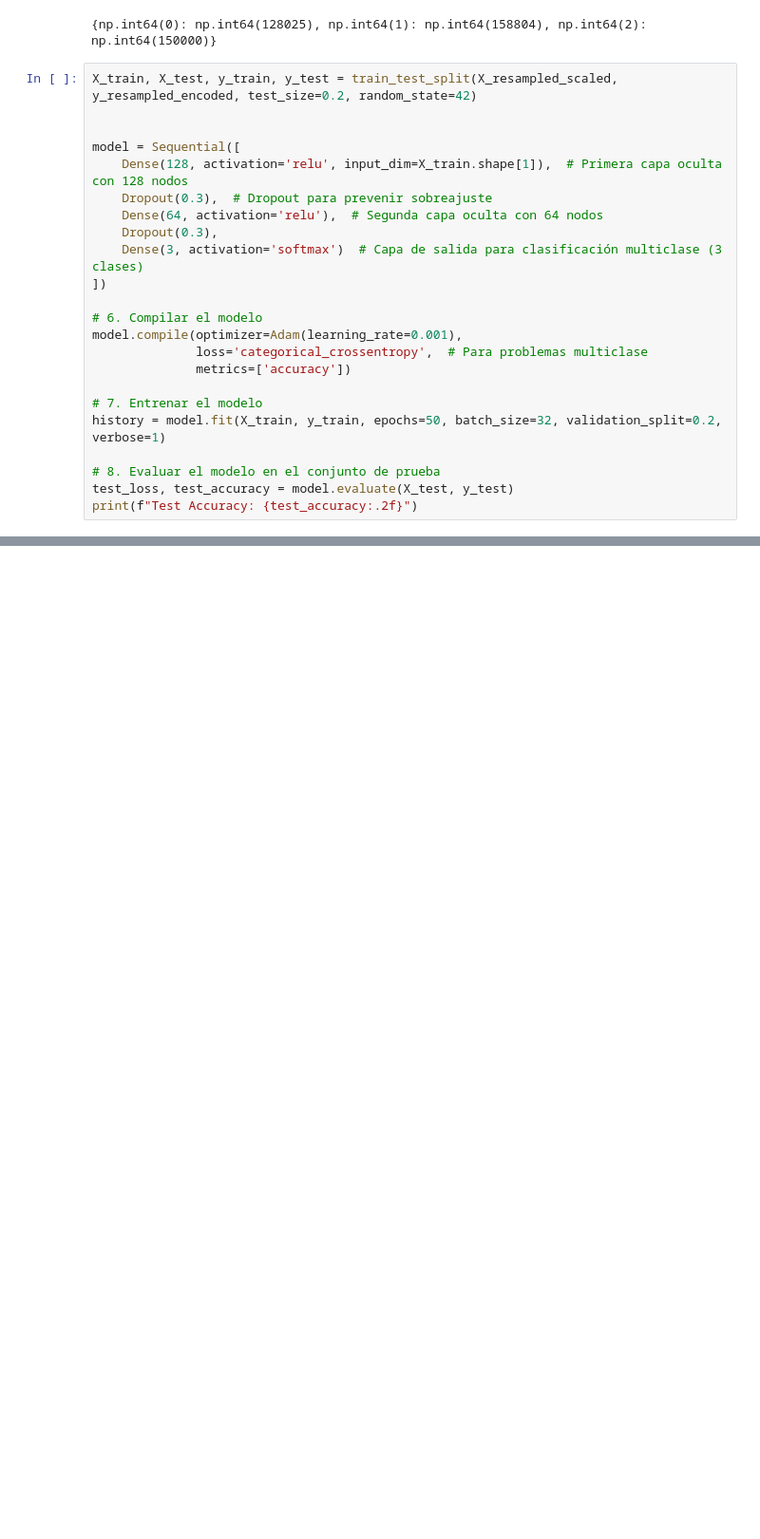
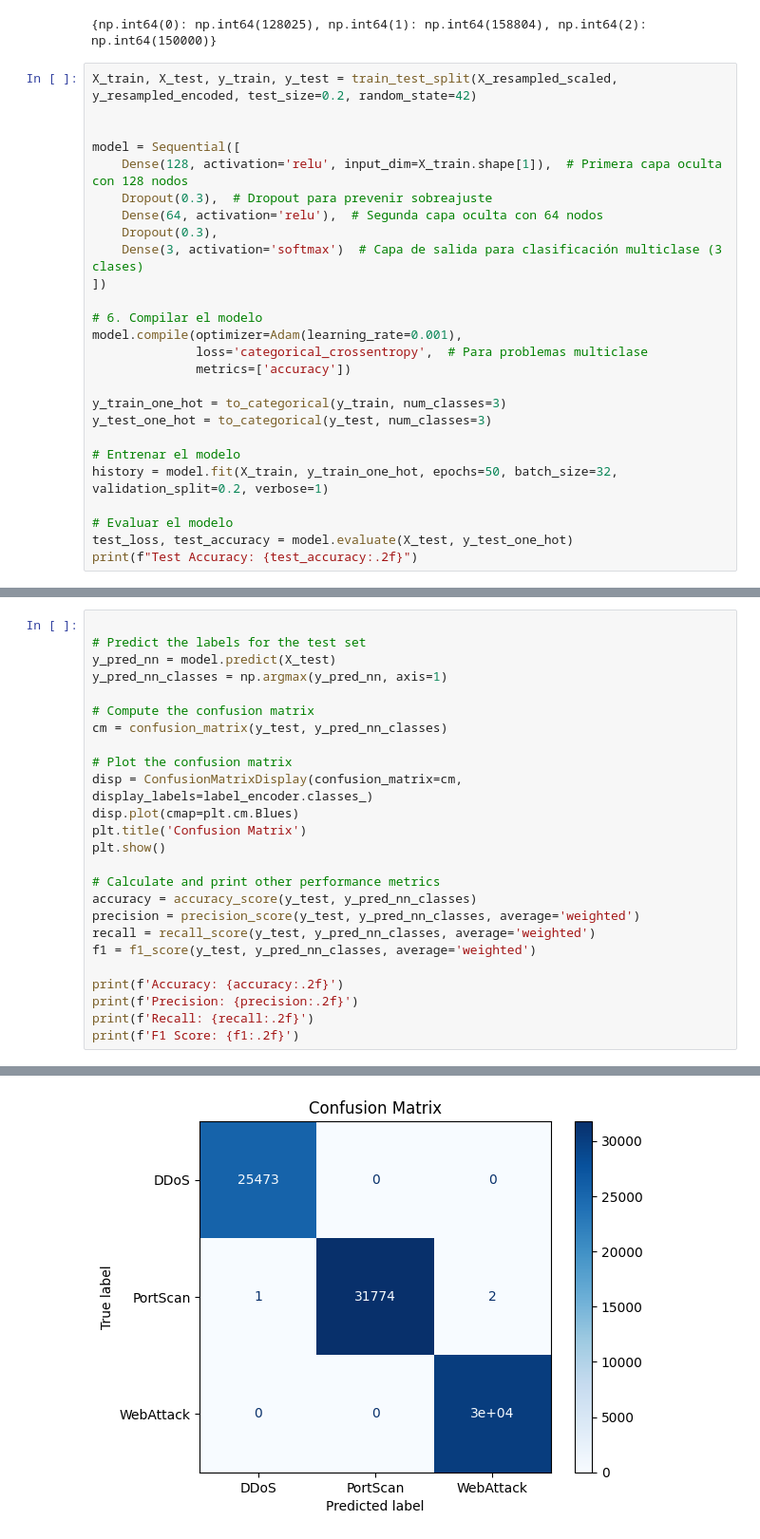
Before and after one commit to nicollorens12/SentinelX, a Jupyter notebook: Servidor/Dev/HierarchyClassificator.ipynb, the cells around one changed output, grey strips where cells are left out. Shown: that part at 95% size. Saved outputs shown, nothing was run; the diff lists cells and outputs as text; blank space fills up the shorter version.

```diff
--- a/Servidor/Dev/HierarchyClassificator.ipynb
+++ b/Servidor/Dev/HierarchyClassificator.ipynb
@@ -248,10 +242,13 @@ model.compile(optimizer=Adam(learning_rate=0.001),
               loss='categorical_crossentropy',  # Para problemas multiclase
               metrics=['accuracy'])
 
-# 7. Entrenar el modelo
-history = model.fit(X_train, y_train, epochs=50, batch_size=32, validation_split=0.2, verbose=1)
+y_train_one_hot = to_categorical(y_train, num_classes=3)
+y_test_one_hot = to_categorical(y_test, num_classes=3)
 
-# 8. Evaluar el modelo en el conjunto de prueba
-test_loss, test_accuracy = model.evaluate(X_test, y_test)
+# Entrenar el modelo
+history = model.fit(X_train, y_train_one_hot, epochs=50, batch_size=32, validation_split=0.2, verbose=1)
+
+# Evaluar el modelo
+test_loss, test_accuracy = model.evaluate(X_test, y_test_one_hot)
 print(f"Test Accuracy: {test_accuracy:.2f}")
 # %% [output]
@@ -258,0 +273,26 @@ NameError: name 'Sequential' is not defined
+# %%
+
+# Predict the labels for the test set
+y_pred_nn = model.predict(X_test)
+y_pred_nn_classes = np.argmax(y_pred_nn, axis=1)
+
+# Compute the confusion matrix
+cm = confusion_matrix(y_test, y_pred_nn_classes)
+
+# Plot the confusion matrix
+disp = ConfusionMatrixDisplay(confusion_matrix=cm, display_labels=label_encoder.classes_)
+disp.plot(cmap=plt.cm.Blues)
+plt.title('Confusion Matrix')
+plt.show()
+
+# Calculate and print other performance metrics
+accuracy = accuracy_score(y_test, y_pred_nn_classes)
+precision = precision_score(y_test, y_pred_nn_classes, average='weighted')
+recall = recall_score(y_test, y_pred_nn_classes, average='weighted')
+f1 = f1_score(y_test, y_pred_nn_classes, average='weighted')
+
+print(f'Accuracy: {accuracy:.2f}')
+print(f'Precision: {precision:.2f}')
+print(f'Recall: {recall:.2f}')
+print(f'F1 Score: {f1:.2f}')
+# %% [output]
@@ -258,0 +300 @@ NameError: name 'Sequential' is not defined
+[figure, added]
```
Also changed, not shown: parts of 8 cells of this notebook, 1 other file.
